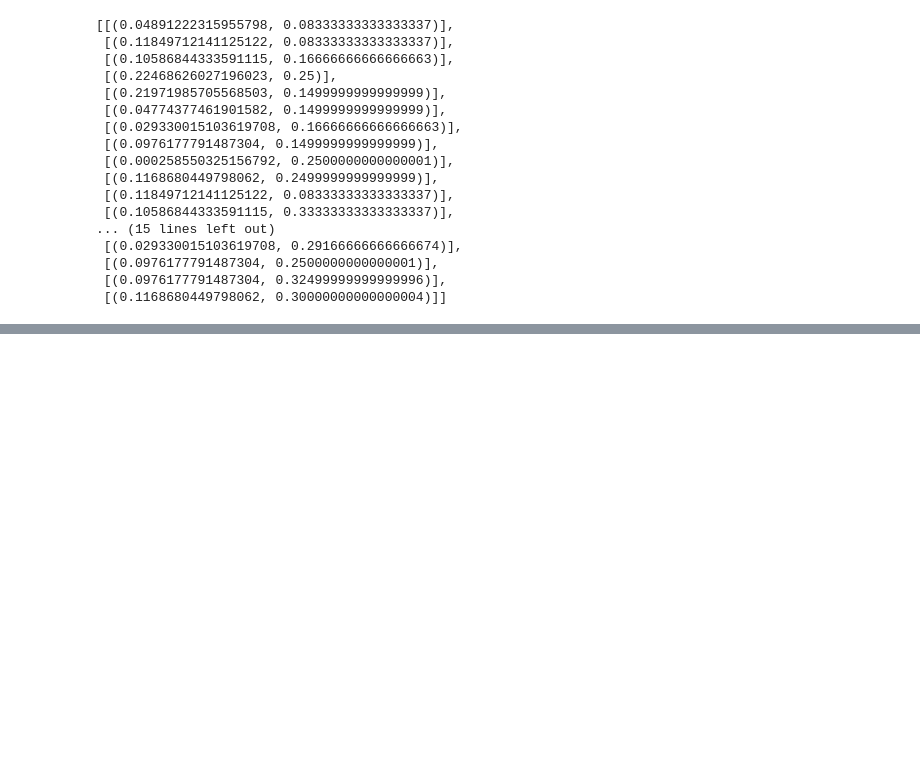
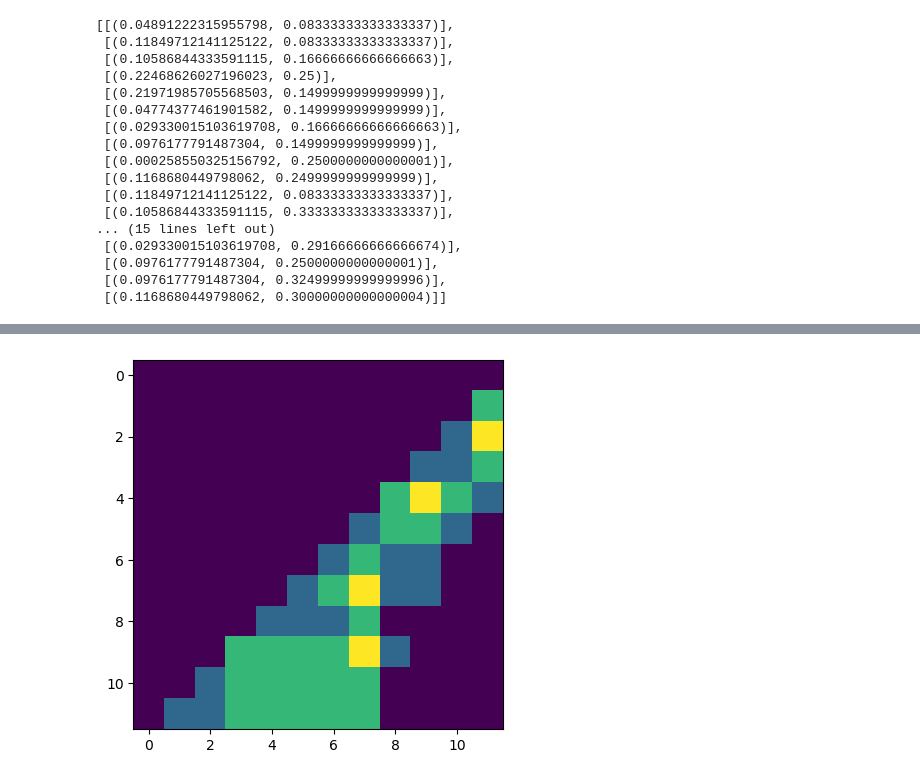
Before and after one commit to dgurnari/graphtda, a Jupyter notebook: examples/example_Hilbert.ipynb, the cells around one changed output, grey strips where cells are left out. Drawn from its saved outputs; the diff is of its cells as text; code cells hidden in the pictures; blank space fills up the shorter version.

```diff
--- a/examples/example_HKS_Hilbert.ipynb
+++ b/examples/example_Hilbert.ipynb
@@ -62,0 +70,8 @@ plt.show()
+# %%
+FG.compute_bipersistence(dim=0, x=0,y=0)
+hf = FG.hilbert_function()
+f,ax = plt.subplots()
+ax.imshow(hf)
+plt.show()
+# %% [output]
+[figure, added]
```
Also changed, not shown: parts of 4 cells of this notebook, 1 other file.
